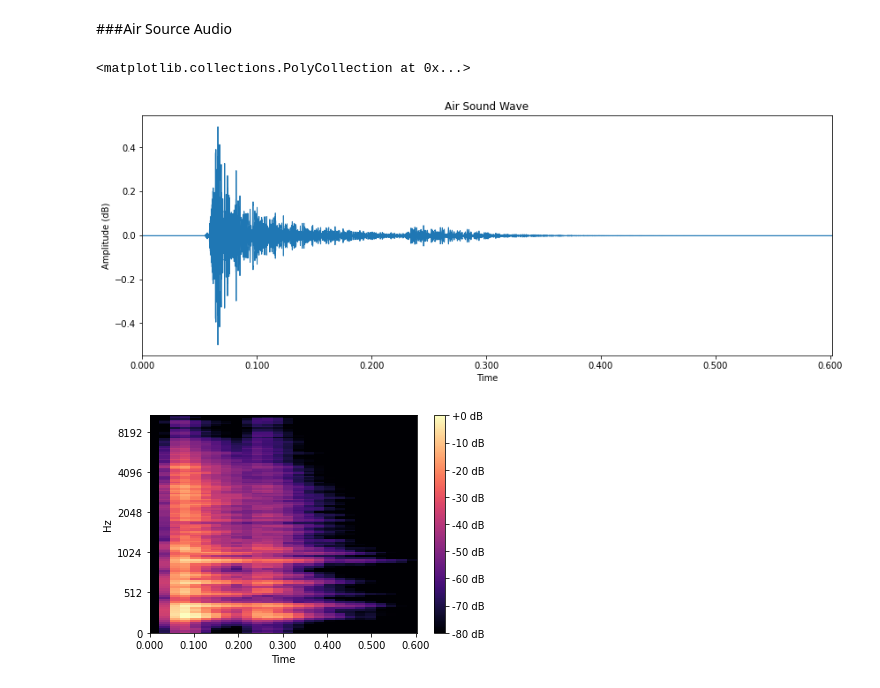
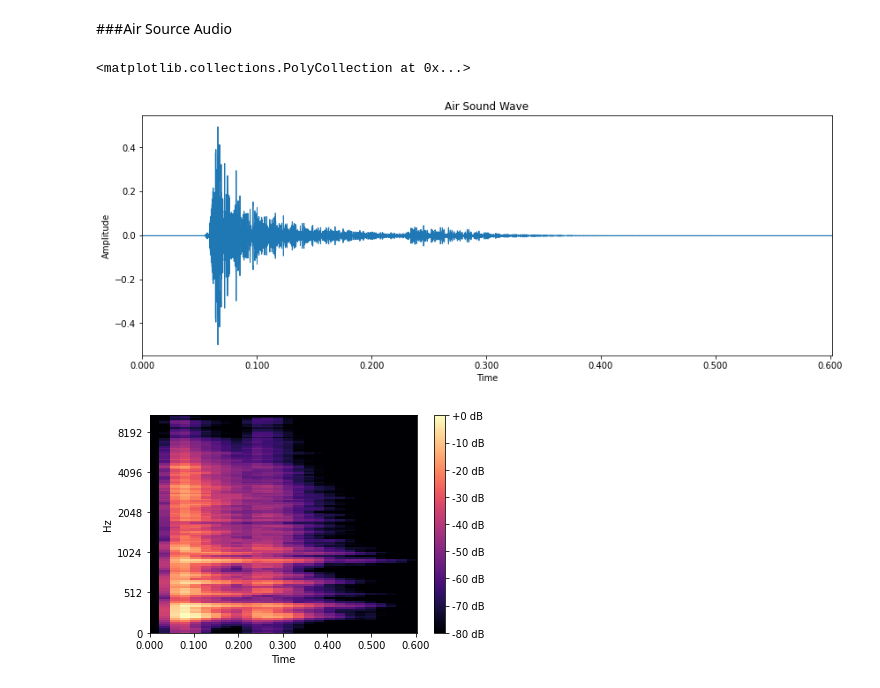
Before and after one commit to Faitsu/Info-Vis-FinalProject, a Jupyter notebook: Information_Visualization_Project.ipynb, the cells around one changed output. Drawn from its saved outputs; the diff is of its cells as text; code cells hidden in the pictures.

```diff
--- a/Information_Visualization_Project.ipynb
+++ b/Information_Visualization_Project.ipynb
@@ -72,13 +72,13 @@ plt.colorbar(format='%+2.0f dB');
 # %%
 #Plot the sound waves using Amplitude and Time
 plt.figure(figsize=(14, 5))
 plt.title('Air Sound Wave')
-plt.ylabel('Amplitude (dB)')
+plt.ylabel('Amplitude')
 plt.xlabel('Time(s)')
 librosa.display.waveplot(air, sr=srair)
 # %% [output]
 <matplotlib.collections.PolyCollection at 0x...>
-[figure, old version]
+[figure, new version]
 # %%
 #Convert the data into spectrogram
 air_spec = librosa.feature.melspectrogram(y=air, sr=srair)
```
Also changed, not shown: parts of 4 cells of this notebook.
